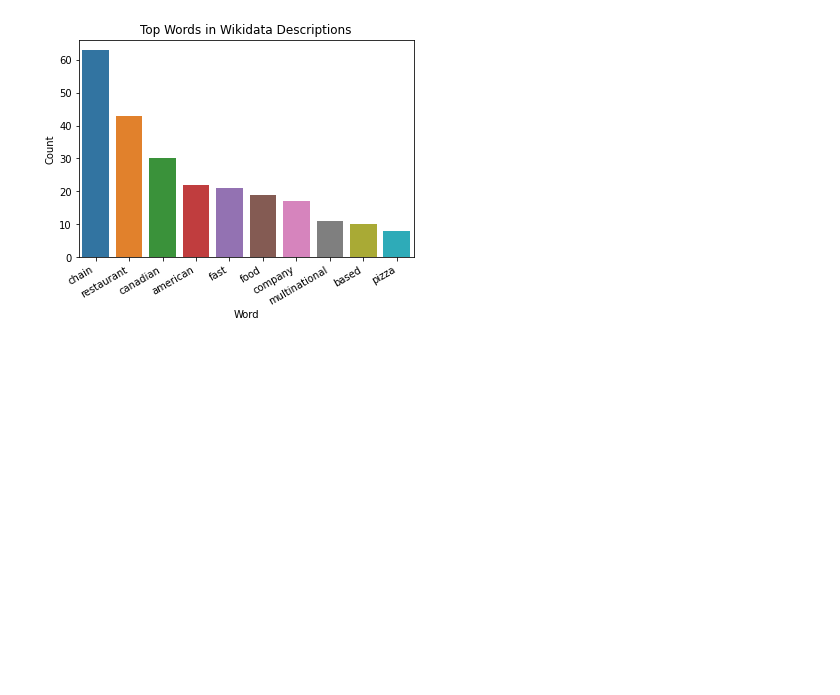
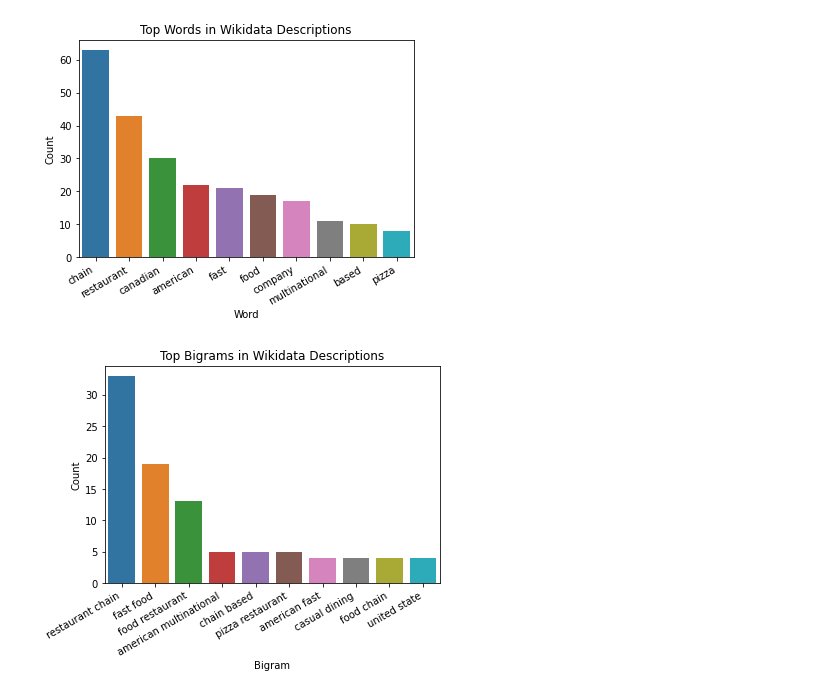
Before and after one commit to ys-lin14/cmpt-353-project, a Jupyter notebook: data_exploration_2.ipynb, the cells around one changed output. Saved outputs shown, nothing was run; the diff lists cells and outputs as text; code cells hidden in the pictures; blank space fills up the shorter version.

Commit message:
update imports from extract_transform, replace get and sort ngram count functions with get_sorted_ngram_counts

```diff
--- a/data_exploration_2.ipynb
+++ b/data_exploration_2.ipynb
@@ -40,3 +38,8 @@ description_word_counts = sort_ngram_counts(description_word_counts)
 plot_ngram_counts(description_word_counts, 'Top Words in Wikidata Descriptions', 'Word')
 # %% [output]
 [figure]
+# %%
+description_word_counts = get_sorted_ngram_counts(descriptions, ngram_range=(2, 2))
+plot_ngram_counts(description_word_counts, 'Top Bigrams in Wikidata Descriptions', 'Bigram')
+# %% [output]
+[figure, added]
```
Also changed, not shown: parts of 5 cells of this notebook.
